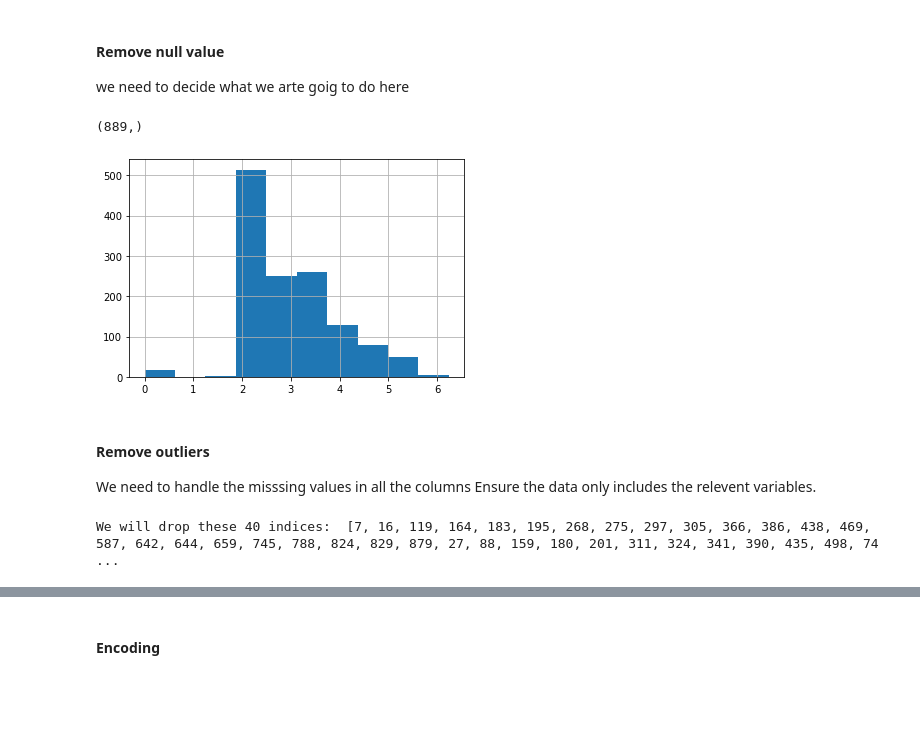
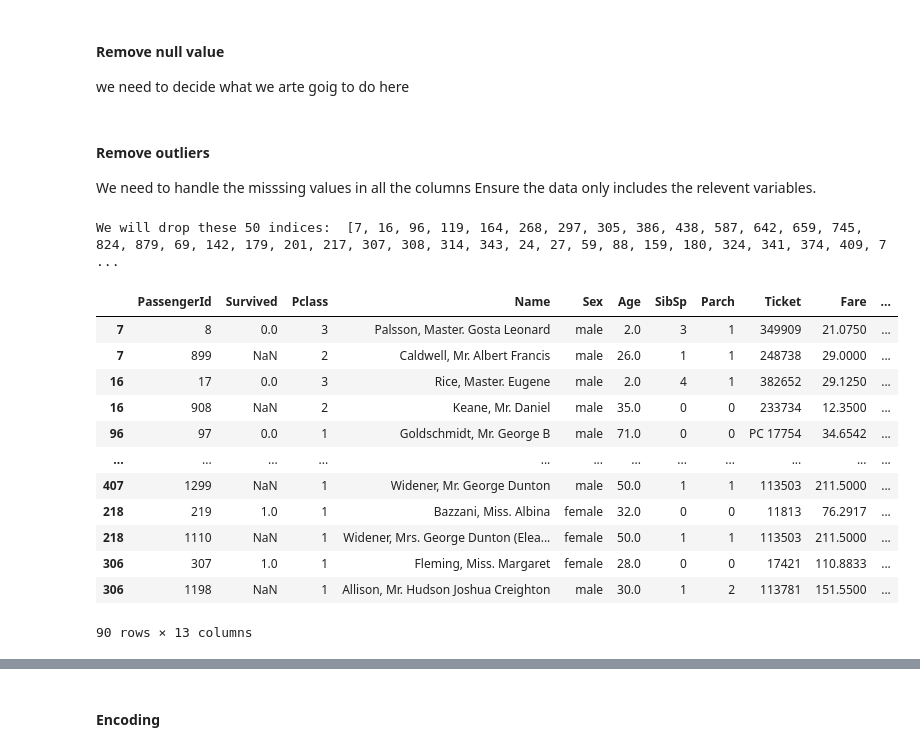
Before and after one commit to benpalay/TitanicSE, a Jupyter notebook: Gia and Aiden combining.ipynb, the cells around one changed output, grey strips where cells are left out. Saved outputs shown, nothing was run; the diff lists cells and outputs as text; code cells hidden in the pictures; blank space fills up the shorter version.

```diff
--- a/Gia and Aiden combining.ipynb
+++ b/Gia and Aiden combining.ipynb
@@ -385,38 +47,12 @@ training[['Embarked']]=training[['Embarked']].fillna('S')
-# %%
-# we need to create all the categorical variables that we did above for the trainig set on all the data (the testing and training concatenated)
-all_data['number_of_cabins'] = all_data.Cabin.apply(lambda x: 0 if pd.isna(x) else len(x.split(' ')))
-all_data['cabin_letter'] = all_data.Cabin.apply(lambda x: str(x)[0])
-all_data['numeric_ticket'] = all_data.Ticket.apply(lambda x: 1 if x.isnumeric() else 0)
-all_data['ticket_letters'] = all_data.Ticket.apply(lambda x: ''.join(x.split(' ')[:-1]).replace('.','').replace('/','').lower() if len(x.split(' ')[:-1]) >0 else 0)
-all_data['title'] = all_data.Name.apply(lambda x: x.split(',')[1].split('.')[0].strip())
-
-# we miust fill in the null values for the missing values (NULL values)
-#all_data.Age = all_data.Age.fillna(training.Age.mean())
-all_data.Age = all_data.Age.fillna(training.Age.median())
-#all_data.Fare = all_data.Fare.fillna(training.Fare.mean())
-all_data.Fare = all_data.Fare.fillna(training.Fare.median())
-
-# drop the null values for the the embarked rows as there are only 2 instences of this in the training data and no instancences of this in the test data
-all_data.dropna(subset=['Embarked'],inplace = True)
-
-# log normal for fare
-## NOT SURE WHAT THIS ACHIEVES????
-all_data['norm_fare'] = np.log(all_data.Fare+1)
-all_data['norm_fare'].hist()
-
-# convert the Pclass values to a string so that we can encode it using .getDummies()
-all_data.Pclass = all_data.Pclass.astype(str)
-#encode all the dfata
-all_dummies = pd.get_dummies(all_data[['Pclass','Sex','Age','SibSp','Parch','norm_fare','Embarked','cabin_letter','number_of_cabins','numeric_ticket','title','train_test']])
-
-#split up the training and testing data again
-X_train = all_dummies[all_dummies.train_test == 1].drop(['train_test'], axis =1)
-X_test = all_dummies[all_dummies.train_test == 0].drop(['train_test'], axis =1)
-y_train = all_data[all_data.train_test==1].Survived
-y_train.shape
-# %% [output]
-(889,)
-[figure, removed]
+# %%
+#replace missing age  with 0 , potentially with mean
+all_data['Age'].fillna(all_data['Age'].median(), inplace = True)
+
+#complete embarked with mode
+all_data['Embarked'].fillna(all_data['Embarked'].mode()[0], inplace = True)
+
+#complete missing fare with median
+all_data['Fare'].fillna(all_data['Fare'].median(), inplace = True)
 # %% [markdown]
 #### Remove outliers
 We need to handle the misssing values in all the columns
@@ -424,29 +60,42 @@ Ensure the data only includes the relevent variables.
 # %%
 # plagiarised
 
 def detect_outliers(df, n, features):
     """"
     This function will loop through a list of features and detect outliers in each one of those features. In each
     loop, a data point is deemed an outlier if it is less than the first quartile minus the outlier step or exceeds
     third quartile plus the outlier step. The outlier step is defined as 1.5 times the interquartile range. Once the
     outliers have been determined for one feature, their indices will be stored in a list before proceeding to the next
     feature and the process repeats until the very last feature is completed. Finally, using the list with outlier
     indices, we will count the frequencies of the index numbers and return them if their frequency exceeds n times.
     """
     outlier_indices = []
     for col in features:
         Q1 = np.percentile(df[col], 25)
         Q3 = np.percentile(df[col], 75)
         IQR = Q3 - Q1
         outlier_step = 1.5 * IQR
         outlier_list_col = df[(df[col] < Q1 - outlier_step) | (df[col] > Q3 + outlier_step)].index
         outlier_indices.extend(outlier_list_col)
     outlier_indices = Counter(outlier_indices)
     multiple_outliers = list(key for key, value in outlier_indices.items() if value > n)
     return multiple_outliers
 
-#outliers_to_drop = detect_outliers(training, 2, ['Age', 'SibSp', 'Parch', 'Fare'])
-outliers_to_drop = detect_outliers(training, 1, ['Age', 'FamilySize', 'Fare'])
+outliers_to_drop = detect_outliers(all_data, 2, ['Age', 'SibSp', 'Parch', 'Fare'])
 print("We will drop these {} indices: ".format(len(outliers_to_drop)), outliers_to_drop)
+all_data.loc[outliers_to_drop, :]
 # %% [output]
-We will drop these 40 indices:  [7, 16, 119, 164, 183, 195, 268, 275, 297, 305, 366, 386, 438, 469, 587, 642, 644, 659, 745, 788, 824, 829, 879, 27, 88, 159, 180, 201, 311, 324, 341, 390, 435, 498, 74 ...
+We will drop these 50 indices:  [7, 16, 96, 119, 164, 268, 297, 305, 386, 438, 587, 642, 659, 745, 824, 879, 69, 142, 179, 201, 217, 307, 308, 314, 343, 24, 27, 59, 88, 159, 180, 324, 341, 374, 409, 7 ...
+|  | PassengerId | Survived | Pclass | Name | Sex | Age | SibSp | Parch | Ticket | Fare | ... |
+| 7 | 8 | 0.0 | 3 | Palsson, Master. Gosta Leonard | male | 2.0 | 3 | 1 | 349909 | 21.0750 | ... |
+| 7 | 899 | NaN | 2 | Caldwell, Mr. Albert Francis | male | 26.0 | 1 | 1 | 248738 | 29.0000 | ... |
+| 16 | 17 | 0.0 | 3 | Rice, Master. Eugene | male | 2.0 | 4 | 1 | 382652 | 29.1250 | ... |
+| 16 | 908 | NaN | 2 | Keane, Mr. Daniel | male | 35.0 | 0 | 0 | 233734 | 12.3500 | ... |
+| 96 | 97 | 0.0 | 1 | Goldschmidt, Mr. George B | male | 71.0 | 0 | 0 | PC 17754 | 34.6542 | ... |
+| ... | ... | ... | ... | ... | ... | ... | ... | ... | ... | ... | ... |
+| 407 | 1299 | NaN | 1 | Widener, Mr. George Dunton | male | 50.0 | 1 | 1 | 113503 | 211.5000 | ... |
+| 218 | 219 | 1.0 | 1 | Bazzani, Miss. Albina | female | 32.0 | 0 | 0 | 11813 | 76.2917 | ... |
+| 218 | 1110 | NaN | 1 | Widener, Mrs. George Dunton (Elea... | female | 50.0 | 1 | 1 | 113503 | 211.5000 | ... |
+| 306 | 307 | 1.0 | 1 | Fleming, Miss. Margaret | female | 28.0 | 0 | 0 | 17421 | 110.8833 | ... |
+| 306 | 1198 | NaN | 1 | Allison, Mr. Hudson Joshua Creighton | male | 30.0 | 1 | 2 | 113781 | 151.5500 | ... |
+90 rows × 13 columns
```
Also changed, not shown: parts of 77 cells of this notebook.
